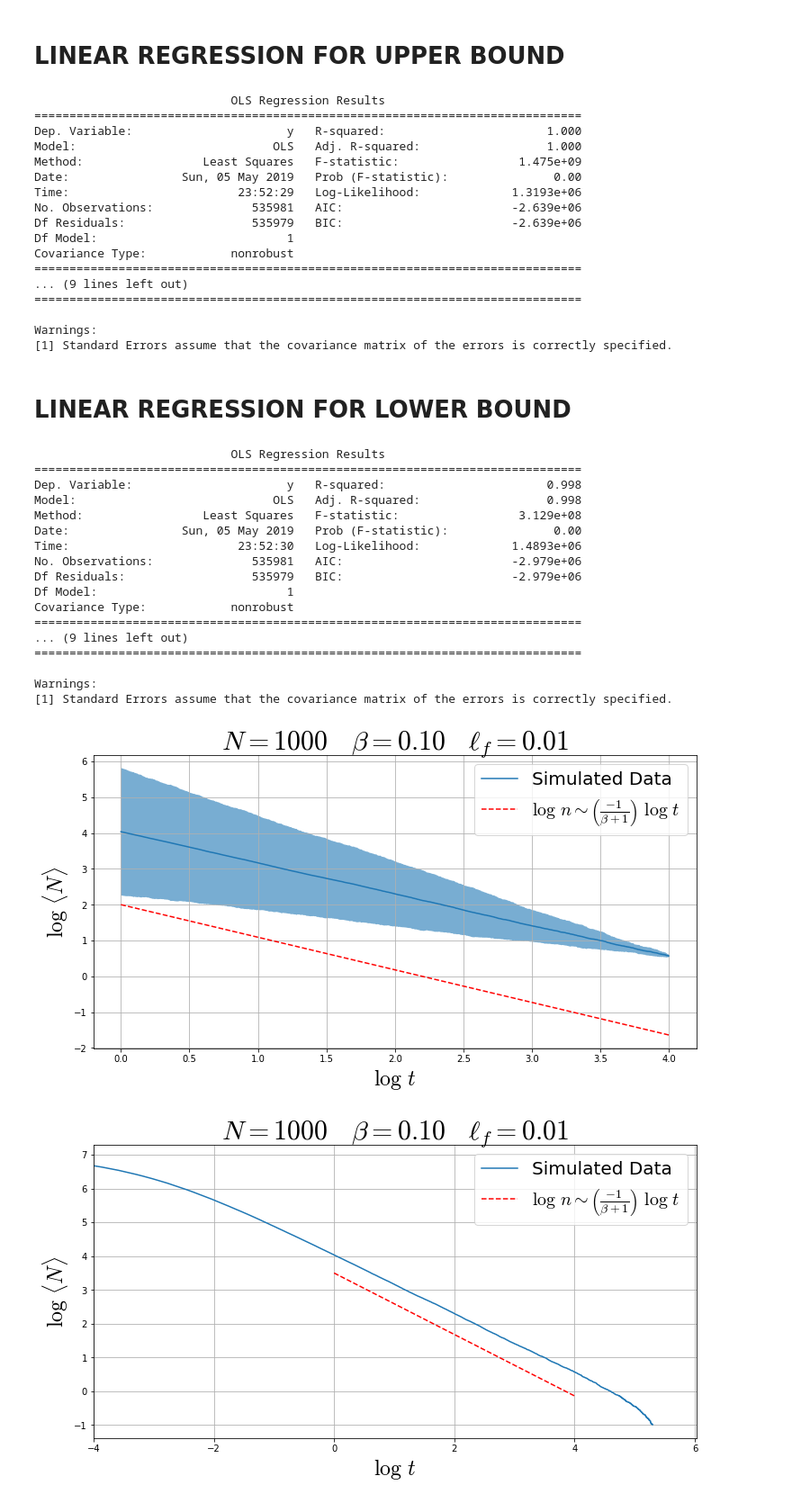
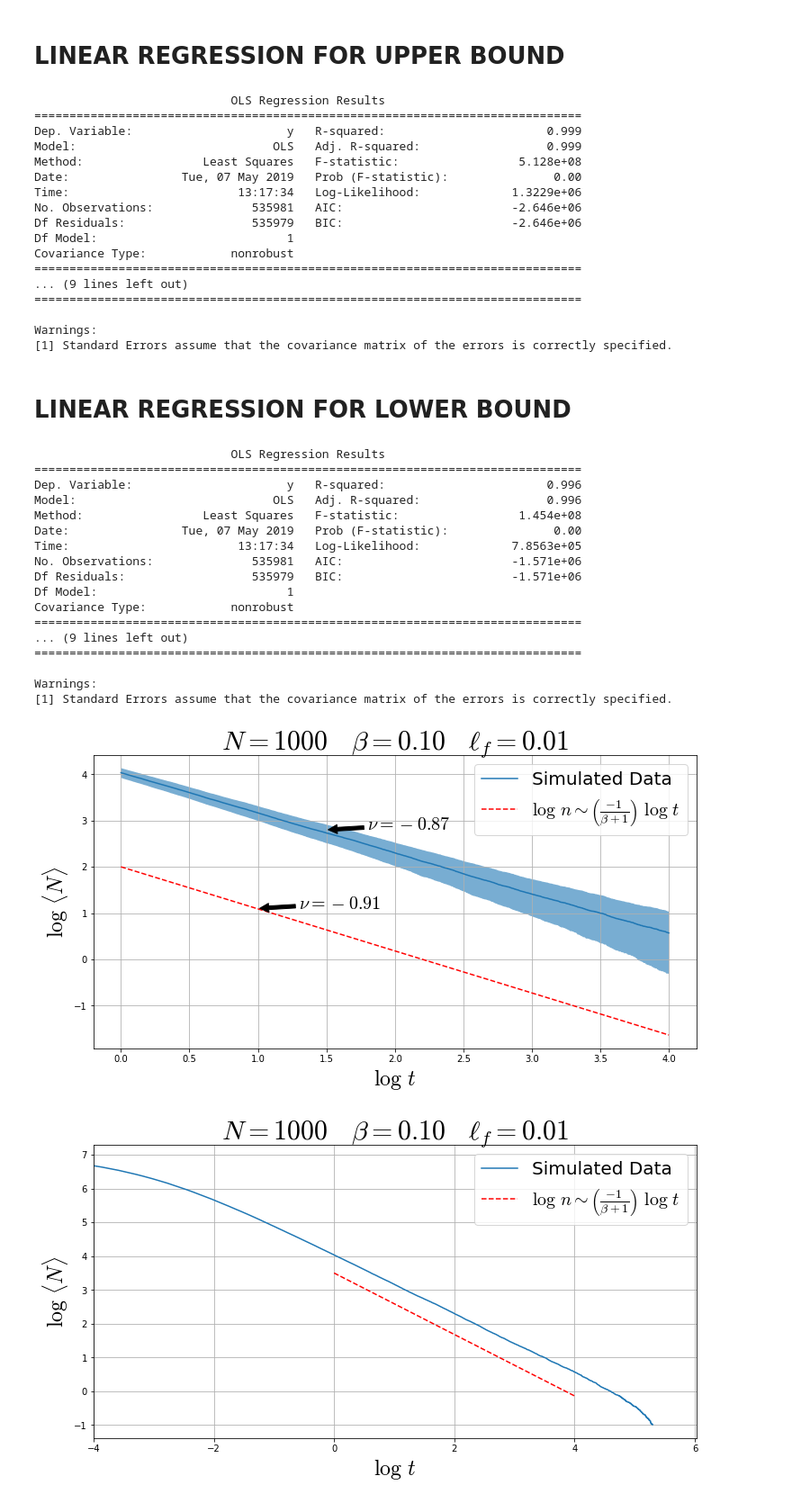
Before and after one commit to GabrielTellez/ARTICLE-SIMULATION, a Jupyter notebook: res/N1000B0.1LF0.01.ipynb, the cells around one changed output. Shown: that part at 90% size. Saved outputs shown, nothing was run; the diff lists cells and outputs as text; code cells hidden in the pictures.

```diff
--- a/res/N1000B0.1LF0.01.ipynb
+++ b/res/N1000B0.1LF0.01.ipynb
@@ -46,7 +46,7 @@ plt.close()
 # The cut-value can be changed and will change the results
 cut=0
 cut2=4
-df_tail=df[(df['log_t']>cut) & (df['log_t']<4)]
+df_tail=df[(df['log_t']>cut) & (df['log_t']<cut2)]
 # %% [markdown]
 # LINEAR REGRESSION FOR MEAN VALUE
 # %%
@@ -57,6 +57,7 @@ y=df_tail['log_N']
 X = sm.add_constant(X)
 model=sm.OLS(y,X)
 results=model.fit()
+nu_res=results.params[1]
 
 print(results.summary())
 # %% [output]
@@ -82,7 +83,7 @@ Warnings:
 # %%
 # Perform the linear regression for the upper bound of the data
 X=df_tail['log_t']
-y=df_tail['log_N']+np.log(df_tail['std_N'])
+y=np.log(df_tail['N_avg']+df_tail['std_N'])
 
 X = sm.add_constant(X)
 model=sm.OLS(y,X)
@@ -92,13 +93,13 @@ print(results.summary())
 # %% [output]
                             OLS Regression Results
 ==============================================================================
-Dep. Variable:                      y   R-squared:                       1.000
-Model:                            OLS   Adj. R-squared:                  1.000
-Method:                 Least Squares   F-statistic:                 1.475e+09
-Date:                Sun, 05 May 2019   Prob (F-statistic):               0.00
-Time:                        23:52:29   Log-Likelihood:             1.3193e+06
-No. Observations:              535981   AIC:                        -2.639e+06
-Df Residuals:                  535979   BIC:                        -2.639e+06
+Dep. Variable:                      y   R-squared:                       0.999
+Model:                            OLS   Adj. R-squared:                  0.999
+Method:                 Least Squares   F-statistic:                 5.128e+08
+Date:                Tue, 07 May 2019   Prob (F-statistic):               0.00
+Time:                        13:17:34   Log-Likelihood:             1.3229e+06
+No. Observations:              535981   AIC:                        -2.646e+06
+Df Residuals:                  535979   BIC:                        -2.646e+06
 Df Model:                           1
 Covariance Type:            nonrobust
 ==============================================================================
@@ -112,7 +113,7 @@ Warnings:
 # %%
 # Perform the linear regression for the lower bound of the data
 X=df_tail['log_t']
-y=df_tail['log_N']-np.log(df_tail['std_N'])
+y=np.log(df_tail['N_avg']-df_tail['std_N'])
 
 X = sm.add_constant(X)
 model=sm.OLS(y,X)
@@ -122,13 +123,13 @@ print(results.summary())
 # %% [output]
                             OLS Regression Results
 ==============================================================================
-Dep. Variable:                      y   R-squared:                       0.998
-Model:                            OLS   Adj. R-squared:                  0.998
-Method:                 Least Squares   F-statistic:                 3.129e+08
-Date:                Sun, 05 May 2019   Prob (F-statistic):               0.00
-Time:                        23:52:30   Log-Likelihood:             1.4893e+06
-No. Observations:              535981   AIC:                        -2.979e+06
-Df Residuals:                  535979   BIC:                        -2.979e+06
+Dep. Variable:                      y   R-squared:                       0.996
+Model:                            OLS   Adj. R-squared:                  0.996
+Method:                 Least Squares   F-statistic:                 1.454e+08
+Date:                Tue, 07 May 2019   Prob (F-statistic):               0.00
+Time:                        13:17:34   Log-Likelihood:             7.8563e+05
+No. Observations:              535981   AIC:                        -1.571e+06
+Df Residuals:                  535979   BIC:                        -1.571e+06
 Df Model:                           1
 Covariance Type:            nonrobust
 ==============================================================================
@@ -140,31 +141,43 @@ Warnings:
 # %%
 # Plot the partial data with the theoretical behaviour
 plt.figure(figsize=(12,6))
 
 # Define the data for the theoretical behaviour comparison
 xreg=np.linspace(min(df_tail.log_t),max(df_tail.log_t))
 yreg=-(1.0/(beta+1.0))*xreg+2.0
+plt.annotate(r'$\nu=%.2f$'%nu,
+             xy=(1.0, 1.1),
+             xytext=(1.3,1.1),
+             xycoords='data',
+             arrowprops=dict(arrowstyle="simple",facecolor='black'),
+             fontsize=20)
 
 plt.plot(df_tail.log_t,df_tail.log_N,label='Simulated Data')
 
 ecu=r'$\log \ n \sim  \left( \frac{-1}{\beta+1} \right) \ \log \ t$'
 plt.plot(xreg,yreg,'--',c='red',label=ecu)
 
-upper=df_tail['log_N']+np.log(df_tail['std_N'])
-lower=df_tail['log_N']-np.log(df_tail['std_N'])
+upper=np.log(df_tail['N_avg']+df_tail['std_N'])
+lower=np.log(df_tail['N_avg']-df_tail['std_N'])
 plt.fill_between(df_tail.log_t,upper,lower,alpha=0.6)
+plt.annotate(r'$\nu=%.2f$'%nu_res,
+             xy=(1.5, 2.8),
+             xytext=(1.8,2.8),
+             xycoords='data',
+             arrowprops=dict(arrowstyle="simple",facecolor='black'),
+             fontsize=20)
 
 
 plt.title(r'$N=%i \quad \beta=%.2f \quad \ell_f=%g$'%(N,beta,s),fontsize=30)
 plt.xlabel(r'$\log \ t$',fontsize=24)
 plt.ylabel(r'$\log \ \langle N \rangle $',fontsize=24)
 
 plt.grid(zorder=3)
 plt.legend(fontsize=20)
 plt.show()
 plt.close()
 # %% [output]
-[figure, old version]
+[figure, new version]
 # %%
 plt.figure(figsize=(12,6))
 
```
Also changed, not shown: parts of 2 cells of this notebook, 3 other files.
